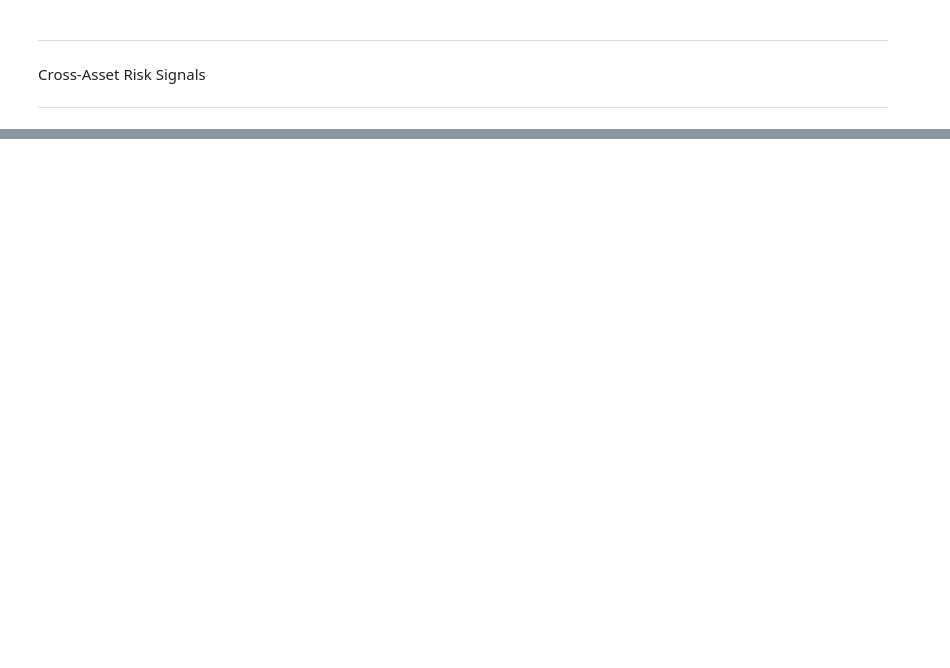
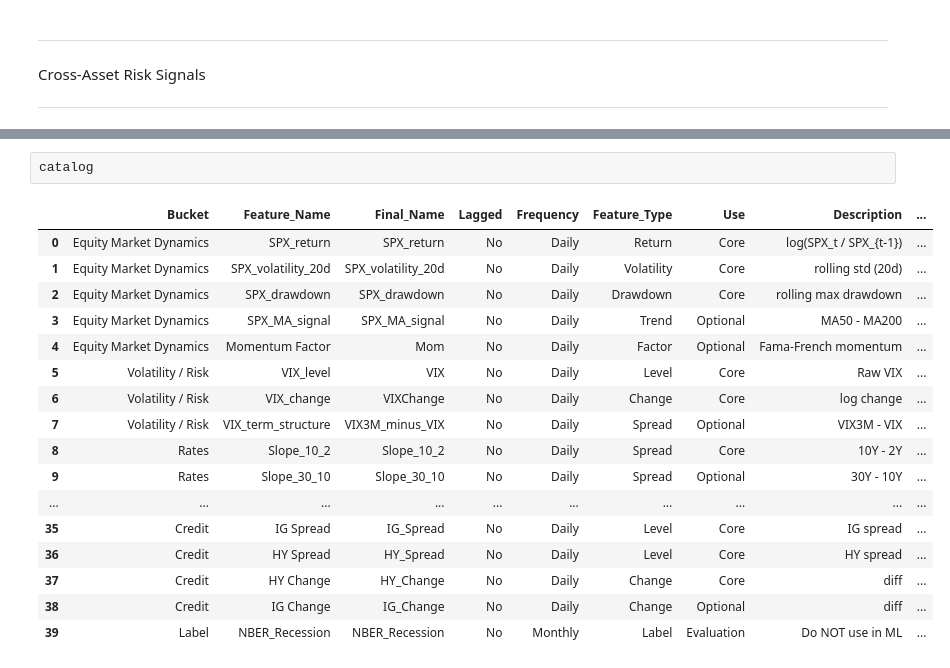
Before and after one commit to mina-fahim/FE800-Market-Regime-Detection, a Jupyter notebook: notebooks/Mina_featureEngineering.ipynb, the cells around one changed output, grey strips where cells are left out. Cells and saved outputs as stored; diff of their text form; blank space fills up the shorter version.

```diff
--- a/notebooks/Mina_featureEngineering.ipynb
+++ b/notebooks/Mina_featureEngineering.ipynb
@@ -177,0 +992,20 @@ CrossAsset_RiskSignals_features.to_csv(
+# %%
+catalog
+# %% [output]
+|  | Bucket | Feature_Name | Final_Name | Lagged | Frequency | Feature_Type | Use | Description | ... |
+| 0 | Equity Market Dynamics | SPX_return | SPX_return | No | Daily | Return | Core | log(SPX_t / SPX_{t-1}) | ... |
+| 1 | Equity Market Dynamics | SPX_volatility_20d | SPX_volatility_20d | No | Daily | Volatility | Core | rolling std (20d) | ... |
+| 2 | Equity Market Dynamics | SPX_drawdown | SPX_drawdown | No | Daily | Drawdown | Core | rolling max drawdown | ... |
+| 3 | Equity Market Dynamics | SPX_MA_signal | SPX_MA_signal | No | Daily | Trend | Optional | MA50 - MA200 | ... |
+| 4 | Equity Market Dynamics | Momentum Factor | Mom | No | Daily | Factor | Optional | Fama-French momentum | ... |
+| 5 | Volatility / Risk | VIX_level | VIX | No | Daily | Level | Core | Raw VIX | ... |
+| 6 | Volatility / Risk | VIX_change | VIXChange | No | Daily | Change | Core | log change | ... |
+| 7 | Volatility / Risk | VIX_term_structure | VIX3M_minus_VIX | No | Daily | Spread | Optional | VIX3M - VIX | ... |
+| 8 | Rates | Slope_10_2 | Slope_10_2 | No | Daily | Spread | Core | 10Y - 2Y | ... |
+| 9 | Rates | Slope_30_10 | Slope_30_10 | No | Daily | Spread | Optional | 30Y - 10Y | ... |
+| ... | ... | ... | ... | ... | ... | ... | ... | ... | ... |
+| 35 | Credit | IG Spread | IG_Spread | No | Daily | Level | Core | IG spread | ... |
+| 36 | Credit | HY Spread | HY_Spread | No | Daily | Level | Core | HY spread | ... |
+| 37 | Credit | HY Change | HY_Change | No | Daily | Change | Core | diff | ... |
+| 38 | Credit | IG Change | IG_Change | No | Daily | Change | Optional | diff | ... |
+| 39 | Label | NBER_Recession | NBER_Recession | No | Monthly | Label | Evaluation | Do NOT use in ML | ... |
```
Also changed, not shown: parts of 29 cells of this notebook, 1 other file.
